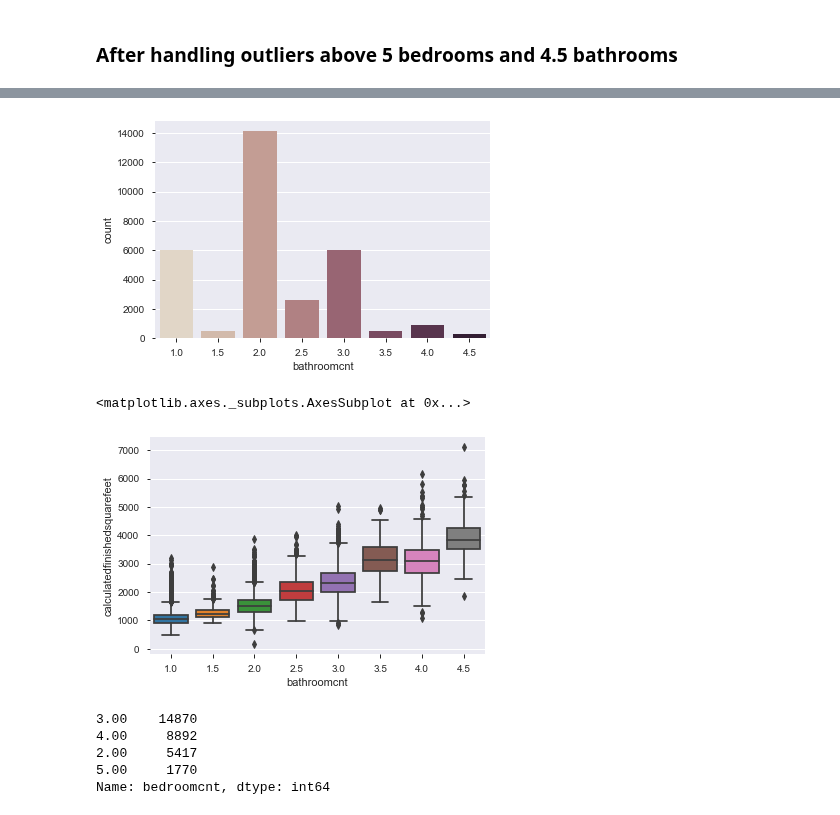
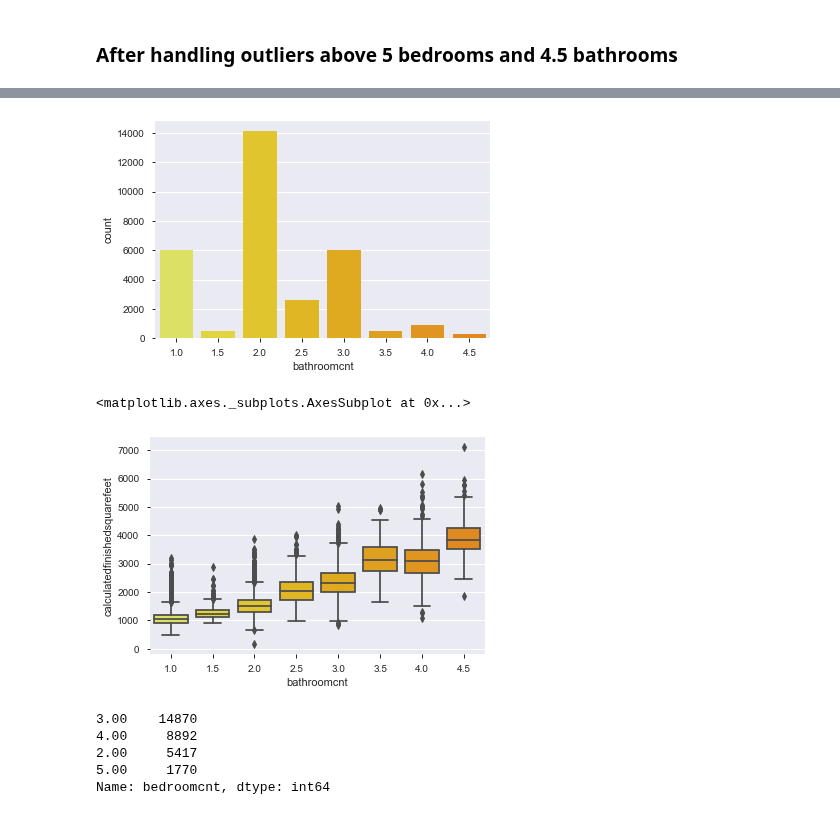
Before and after one commit to FJ-Zillow-Org/Zillow, a Jupyter notebook: deliverable.ipynb, the cells around one changed output, grey strips where cells are left out. Saved outputs shown, nothing was run; the diff lists cells and outputs as text; code cells hidden in the pictures.

```diff
--- a/deliverable.ipynb
+++ b/deliverable.ipynb
@@ -363,13 +356,13 @@ sns.boxplot(train.bedroomcnt, train.calculatedfinishedsquarefeet)
 # %%
-sns.countplot(x='bathroomcnt', palette="ch:.25", data=train)
+sns.countplot(x='bathroomcnt', palette="Wistia", data=train)
 plt.show()
 # %% [output]
-[figure, old version]
+[figure, new version]
 # %%
-sns.boxplot(train.bathroomcnt, train.calculatedfinishedsquarefeet)
+sns.boxplot(train.bathroomcnt, train.calculatedfinishedsquarefeet, palette="Wistia")
 # %% [output]
 <matplotlib.axes._subplots.AxesSubplot at 0x...>
-[figure, old version]
+[figure, new version]
 # %%
 train.bedroomcnt.value_counts()
 # %% [output]
```
Also changed, not shown: parts of 61 cells of this notebook.
